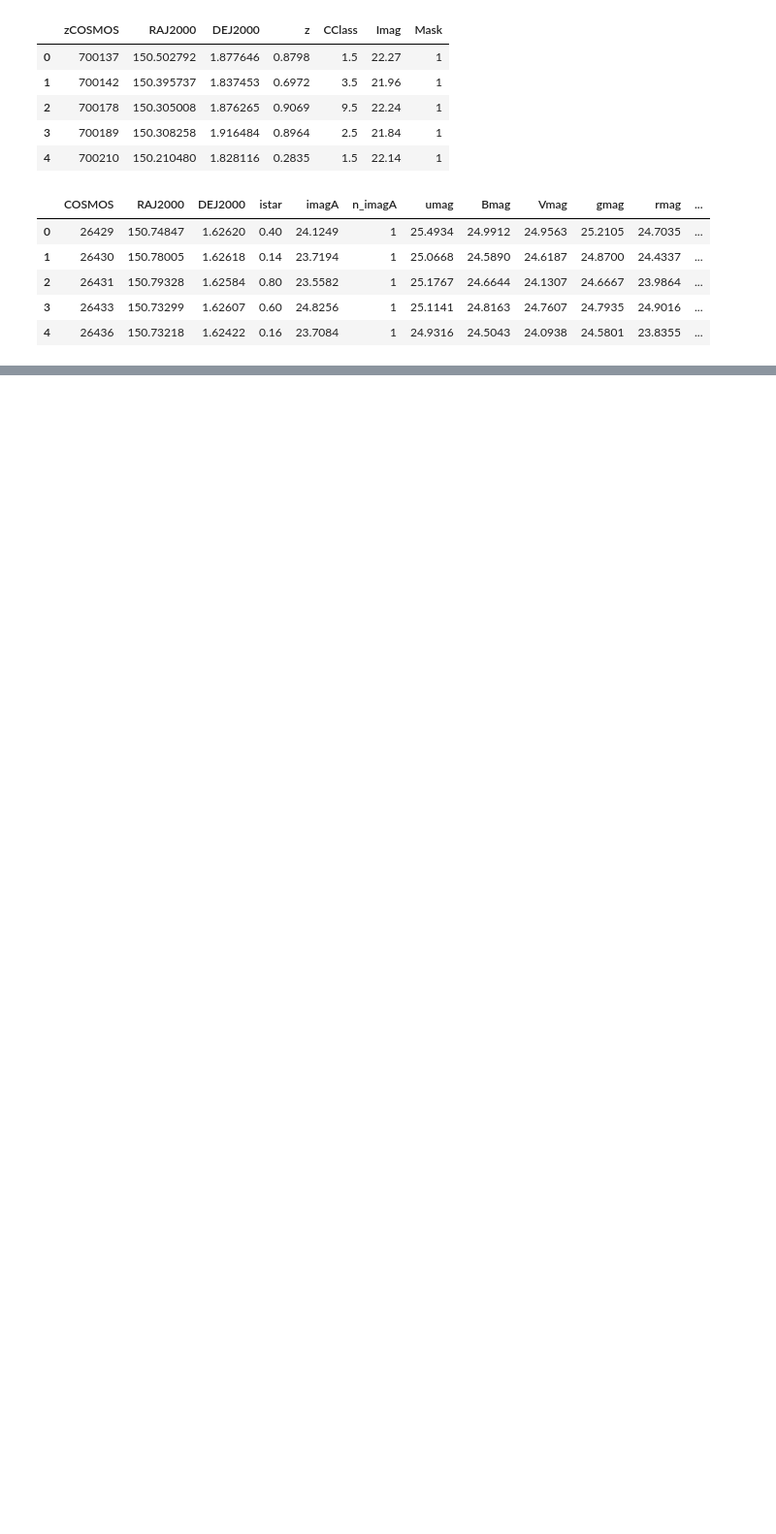
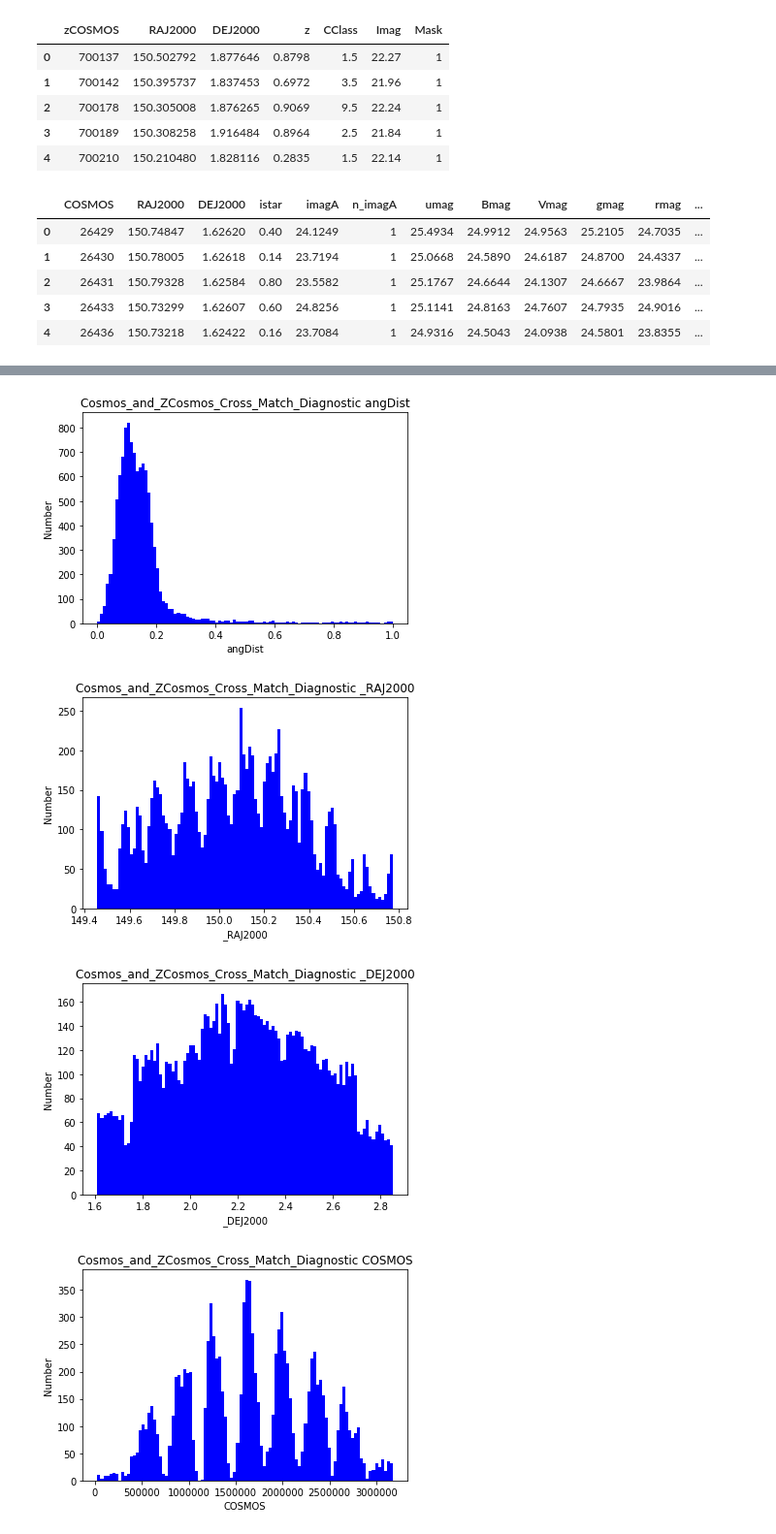
Before and after one commit to lialubit/Redshift, a Jupyter notebook: redshift.ipynb, the cells around one changed output, grey strips where cells are left out. Shown at 97% size. Drawn from its saved outputs; the diff is of its cells as text; code cells hidden in the pictures; blank space fills up the shorter version.

```diff
--- a/redshift.ipynb
+++ b/redshift.ipynb
@@ -102,0 +150,17 @@ cosmos_and_zcosmos_cross_match.columns
+# %%
+##cross match of cosmos and zcosmos from http://cdsxmatch.u-strasbg.fr/xmatch
+cosmos_and_zcosmos_cross_match1 = pd.read_csv('cross_match2.csv')
+# %%
+##diagnostic to find abnormal placeholder values for removal
+for i in cosmos_and_zcosmos_cross_match1.columns:
+    plt.hist(cosmos_and_zcosmos_cross_match1[i], color='blue', linewidth=5, bins=100)
+    plt.xlabel(i)
+    plt.ylabel("Number")
+    plt.title("Cosmos_and_ZCosmos_Cross_Match_Diagnostic" + " " + i)
+    plt.savefig("Cosmos_and_ZCosmos_Cross_Match_Diagnostic" + " " + i + " " + "Plot.png")
+    plt.show()
+# %% [output]
+[figure, added]
+[figure, added]
+[figure, added]
+[figure, added]
```
Also changed, not shown: parts of 28 cells of this notebook.
